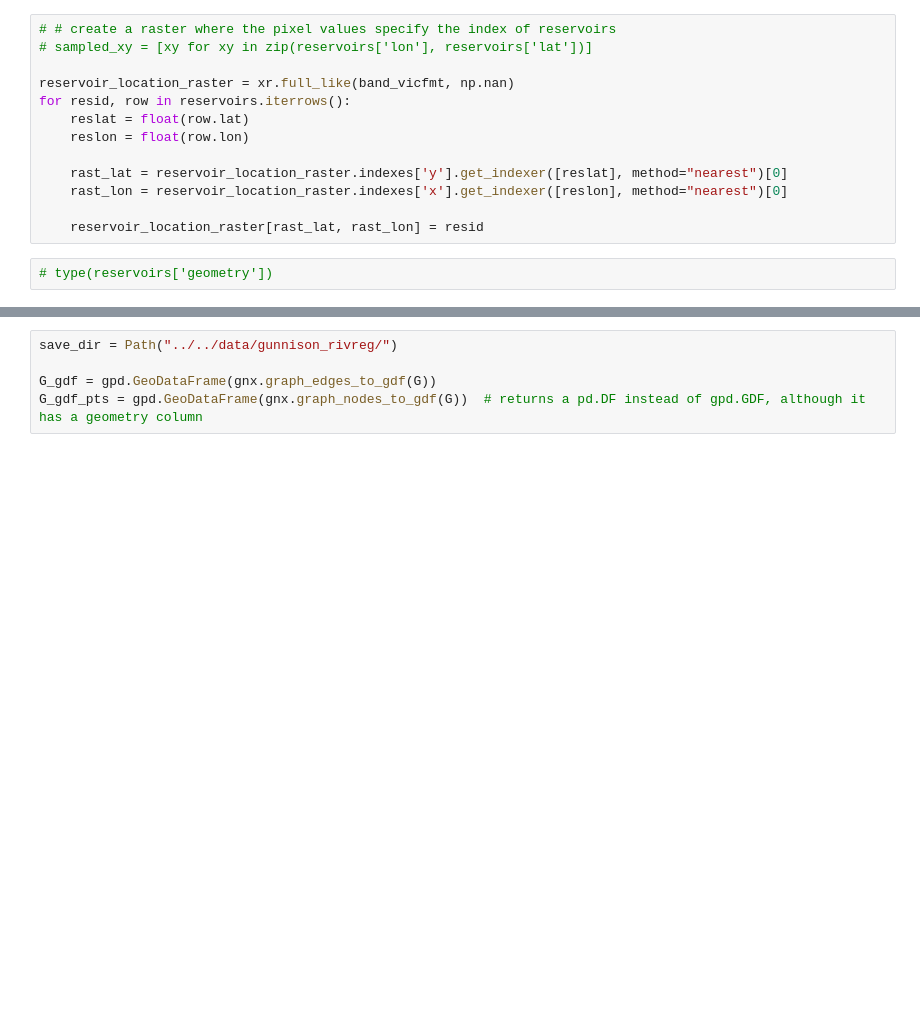
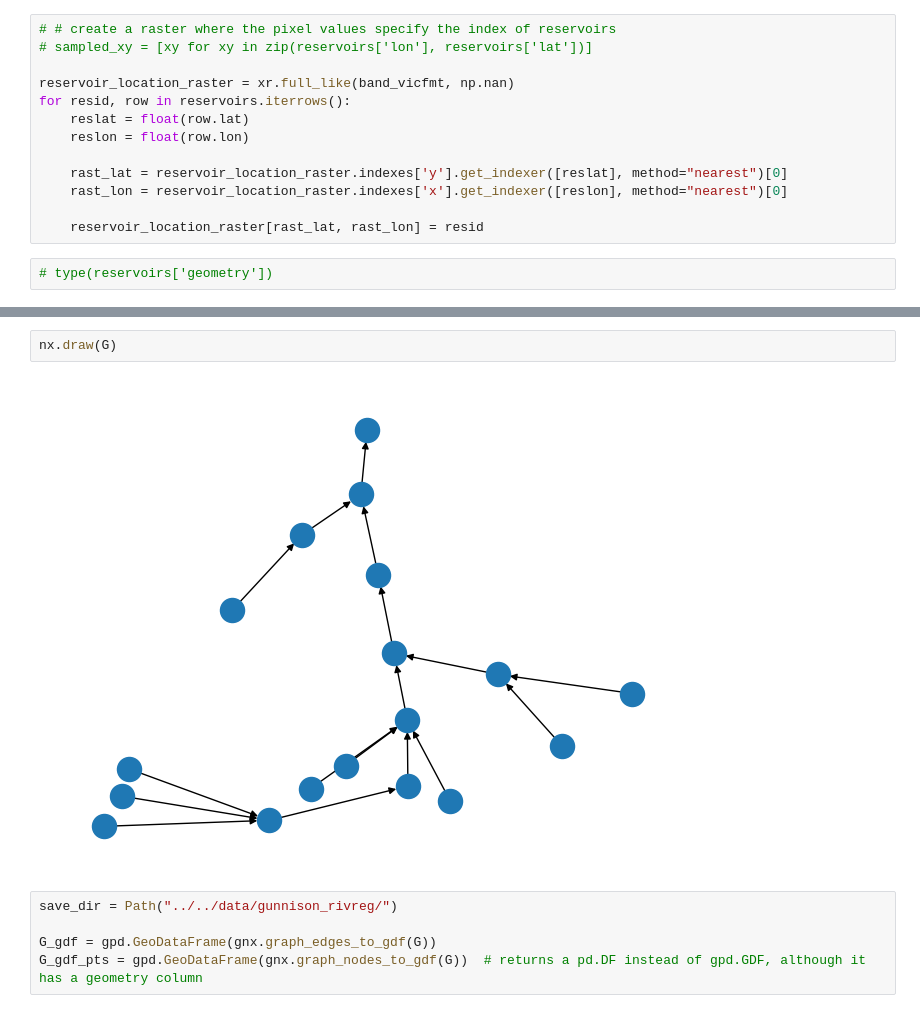
Before and after one commit to UW-SASWE/ResORR, a Jupyter notebook: notebooks/methods/06-Network-Generation-networkx.ipynb, the cells around one changed output, grey strips where cells are left out. Cells and saved outputs as stored; diff of their text form; blank space fills up the shorter version.

```diff
--- a/notebooks/methods/06-Network-Generation-networkx.ipynb
+++ b/notebooks/methods/06-Network-Generation-networkx.ipynb
@@ -166,3 +167,7 @@ G
+# %%
+nx.draw(G)
+# %% [output]
+[figure, added]
 # %%
 save_dir = Path("../../data/gunnison_rivreg/")
 
```
Also changed, not shown: parts of 6 cells of this notebook.
